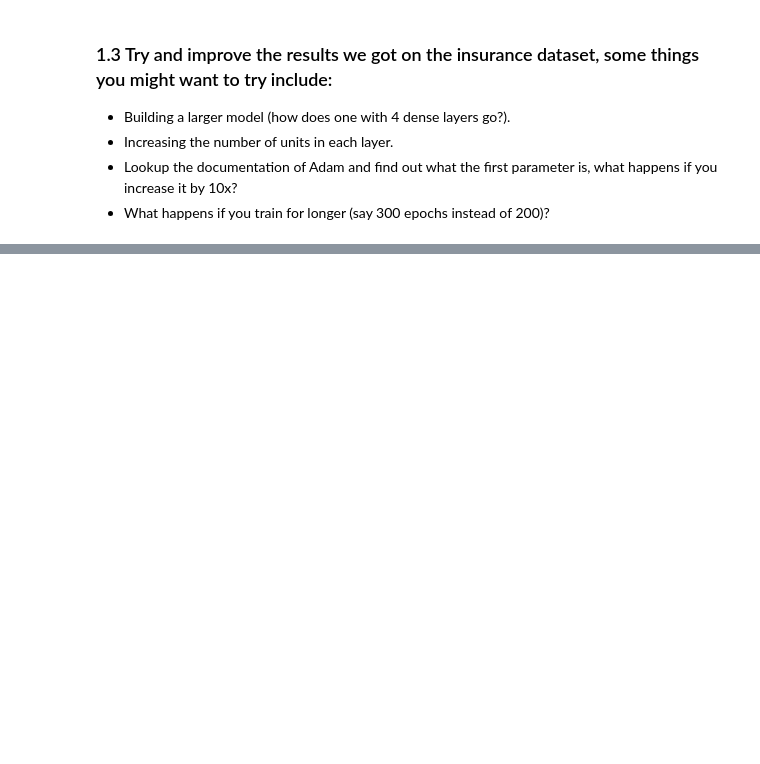
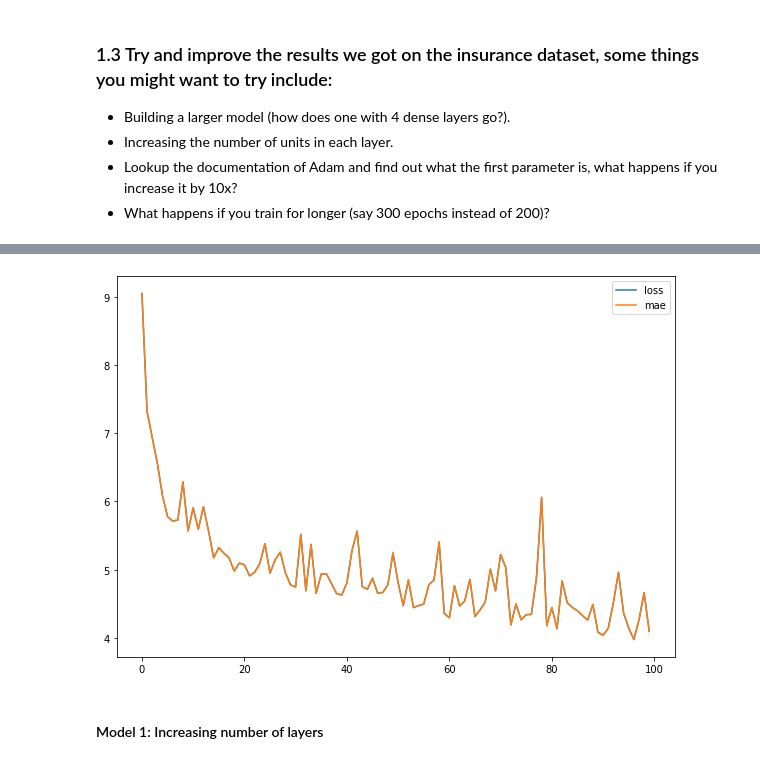
Before and after one commit to ThejakaSEP/Tensorflow_Certification, a Jupyter notebook: Exercise_01_Regression.ipynb, the cells around one changed output, grey strips where cells are left out. Drawn from its saved outputs; the diff is of its cells as text; code cells hidden in the pictures; blank space fills up the shorter version.

```diff
--- a/Exercise_01_Regression.ipynb
+++ b/Exercise_01_Regression.ipynb
@@ -441,0 +414,5 @@ pd.DataFrame(history_insurance_5.history).plot()
+# %%
+# Import data
+(x_train, y_train), (x_test, y_test) = tf.keras.datasets.boston_housing.load_data(
+    path='boston_housing.npz', test_split=0.2, seed=113
+)
@@ -441,0 +449,23 @@ pd.DataFrame(history_insurance_5.history).plot()
+# %%
+import tensorflow as tf
+
+# Set random seed
+tf.random.set_seed(42)
+
+# Build the model
+model_0 = tf.keras.Sequential(
+   [ tf.keras.layers.Dense(100),
+    tf.keras.layers.Dense(1)]
+)
+
+
+
+# Compile the model
+model_0.compile(loss=tf.keras.losses.mae,
+                optimizer = tf.keras.optimizers.Adam(),
+                metrics = ['mae'])
+
+# Fit the model
+history_0 = model_0.fit(x_train,
+                        y_train,
+                        epochs = 100)
@@ -441,0 +496,7 @@ pd.DataFrame(history_insurance_5.history).plot()
+# %%
+# Plot the loss curves
+pd.DataFrame(history_0.history).plot(figsize=(10,7));
+# %% [output]
+[figure, added]
+# %% [markdown]
+#### Model 1: Increasing number of layers
```
Also changed, not shown: parts of 52 cells of this notebook.
